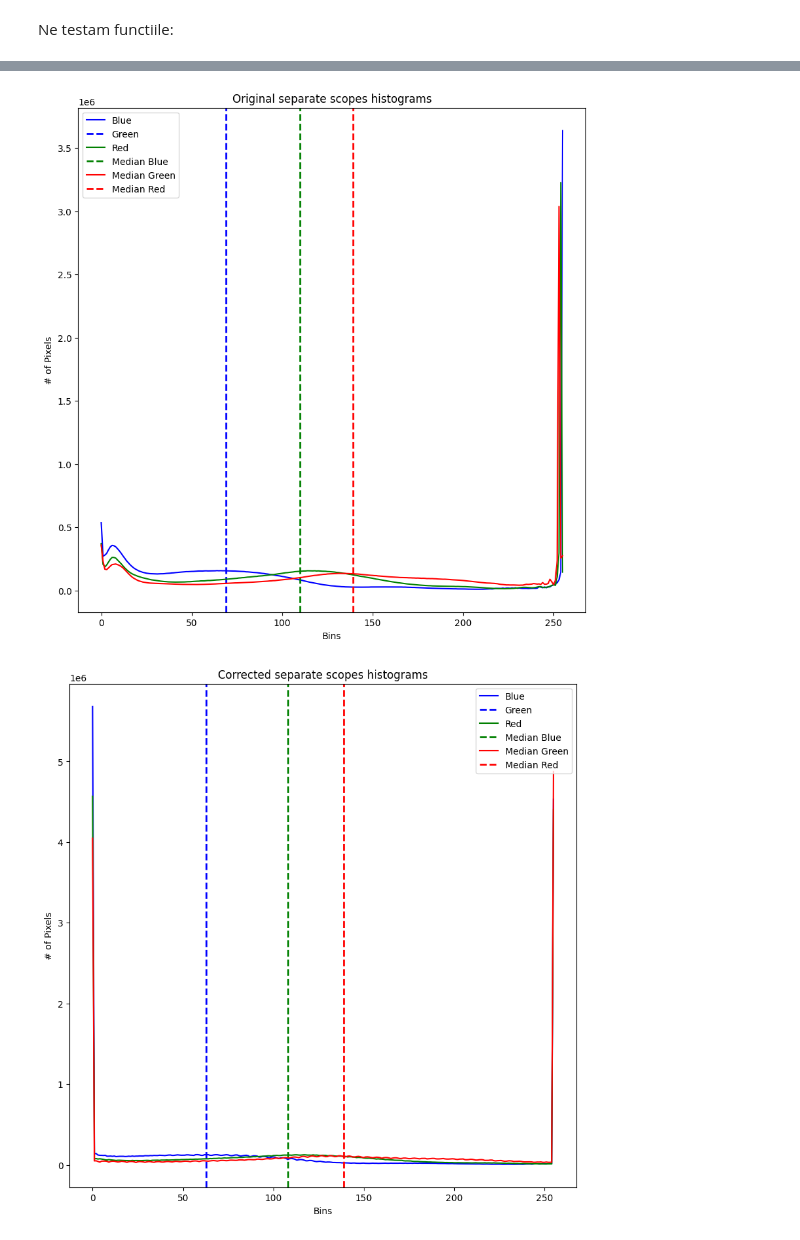
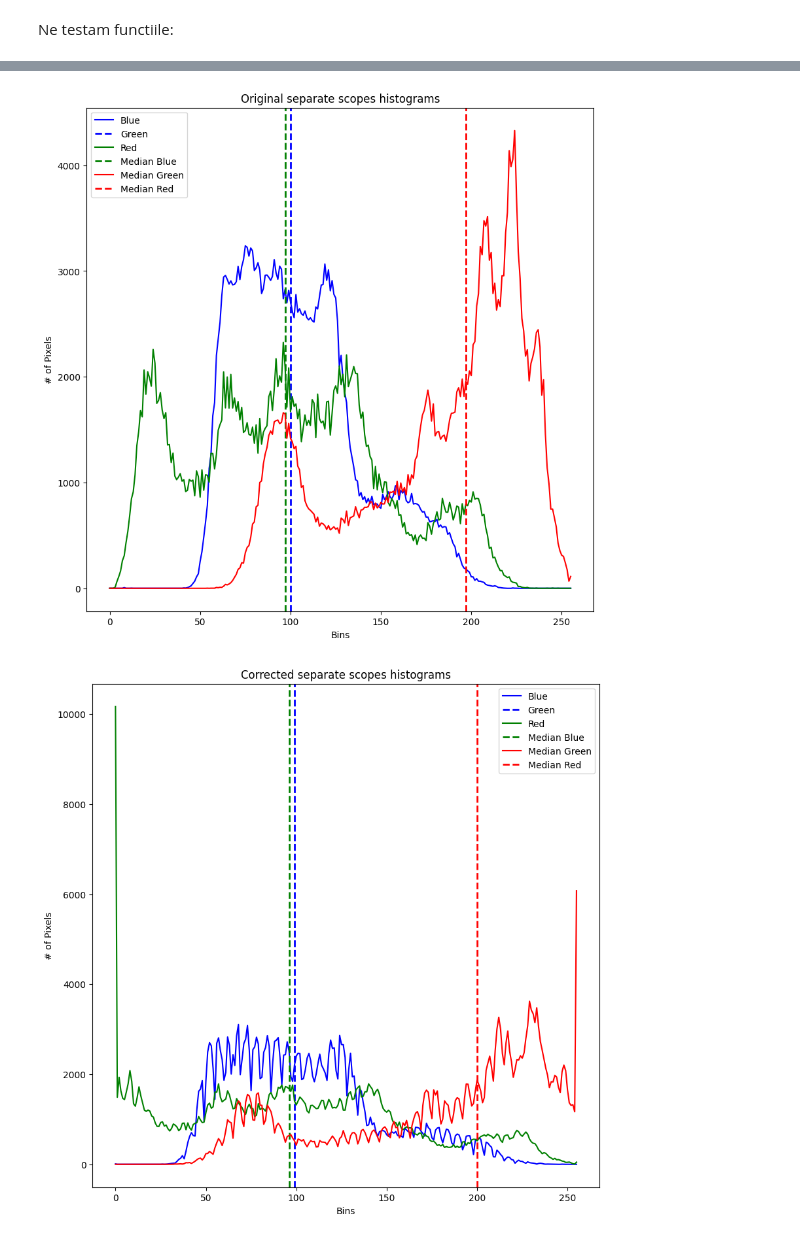
Before and after one commit to MirceaOvidiu/ML, a Jupyter notebook: ColorCorrector.ipynb, the cells around one changed output, grey strips where cells are left out. Cells and saved outputs as stored; diff of their text form; code cells hidden in the pictures.

```diff
--- a/ColorCorrector.ipynb
+++ b/ColorCorrector.ipynb
@@ -169,7 +169,7 @@ def histograms(original_image, corrected_image):
 Ne testam functiile:
 # %%
 # Incarcam imaginea
-image_path = "lena.jpg"
+image_path = "lena.png"
 
 # Extragem numele
 image_name = image_path.split(".")[0]
@@ -227,2 +227,2 @@ Media absoluta a pixelilor scalati:    [1.35085839 0.36618109 0.08920114]
-[figure, old version]
+[figure, new version]
-[figure, old version]
+[figure, new version]
```
Also changed, not shown: parts of 1 cell of this notebook, 4 other files.
